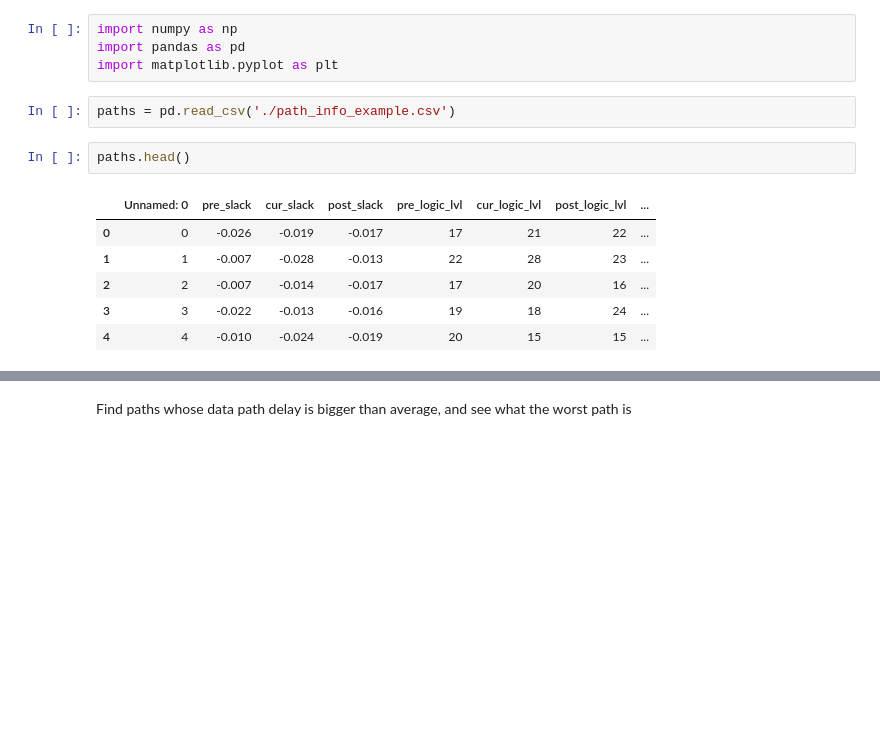
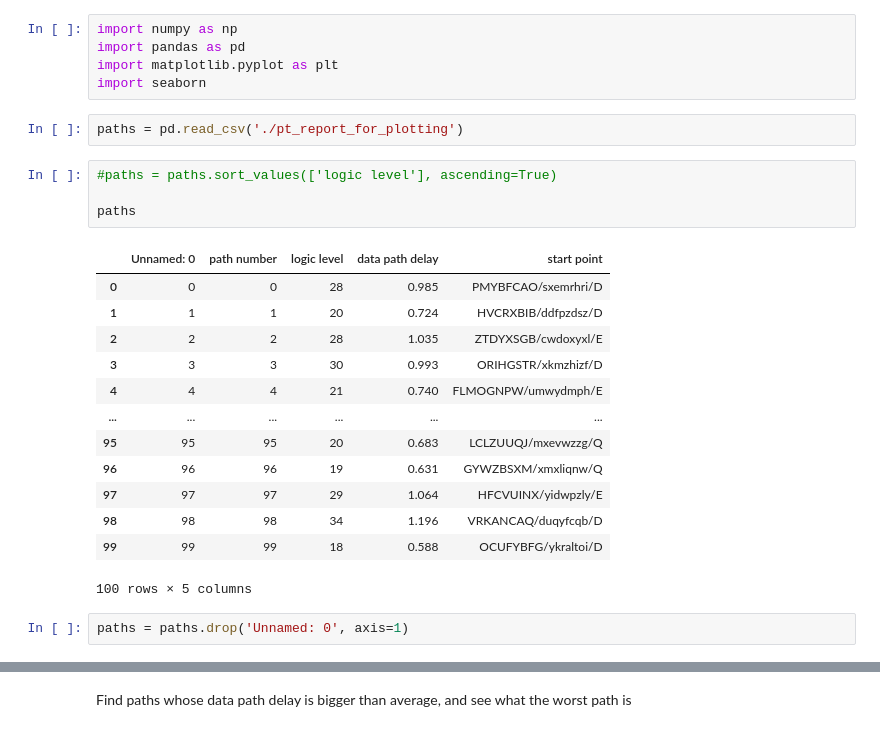
Before and after one commit to heckerxDD/primeTime_practice, a Jupyter notebook: primetime_practice.ipynb, the cells around one changed output, grey strips where cells are left out. Drawn from its saved outputs; the diff is of its cells as text; blank space fills up the shorter version.

```diff
--- a/primetime_practice.ipynb
+++ b/primetime_practice.ipynb
@@ -2,17 +2,29 @@
 import numpy as np
 import pandas as pd
 import matplotlib.pyplot as plt
+import seaborn
 # %%
-paths = pd.read_csv('./path_info_example.csv')
+paths = pd.read_csv('./pt_report_for_plotting')
 # %%
-paths.head()
+#paths = paths.sort_values(['logic level'], ascending=True)
+
+paths
 # %% [output]
-|  | Unnamed: 0 | pre_slack | cur_slack | post_slack | pre_logic_lvl | cur_logic_lvl | post_logic_lvl | ... |
-| 0 | 0 | -0.026 | -0.019 | -0.017 | 17 | 21 | 22 | ... |
-| 1 | 1 | -0.007 | -0.028 | -0.013 | 22 | 28 | 23 | ... |
-| 2 | 2 | -0.007 | -0.014 | -0.017 | 17 | 20 | 16 | ... |
-| 3 | 3 | -0.022 | -0.013 | -0.016 | 19 | 18 | 24 | ... |
-| 4 | 4 | -0.010 | -0.024 | -0.019 | 20 | 15 | 15 | ... |
+|  | Unnamed: 0 | path number | logic level | data path delay | start point |
+| 0 | 0 | 0 | 28 | 0.985 | PMYBFCAO/sxemrhri/D |
+| 1 | 1 | 1 | 20 | 0.724 | HVCRXBIB/ddfpzdsz/D |
+| 2 | 2 | 2 | 28 | 1.035 | ZTDYXSGB/cwdoxyxl/E |
+| 3 | 3 | 3 | 30 | 0.993 | ORIHGSTR/xkmzhizf/D |
+| 4 | 4 | 4 | 21 | 0.740 | FLMOGNPW/umwydmph/E |
+| ... | ... | ... | ... | ... | ... |
+| 95 | 95 | 95 | 20 | 0.683 | LCLZUUQJ/mxevwzzg/Q |
+| 96 | 96 | 96 | 19 | 0.631 | GYWZBSXM/xmxliqnw/Q |
+| 97 | 97 | 97 | 29 | 1.064 | HFCVUINX/yidwpzly/E |
+| 98 | 98 | 98 | 34 | 1.196 | VRKANCAQ/duqyfcqb/D |
+| 99 | 99 | 99 | 18 | 0.588 | OCUFYBFG/ykraltoi/D |
+100 rows × 5 columns
+# %%
+paths = paths.drop('Unnamed: 0', axis=1)
 # %%
 paths.columns
 # %% [output]
```
Also changed, not shown: parts of 14 cells of this notebook, 1 other file.
